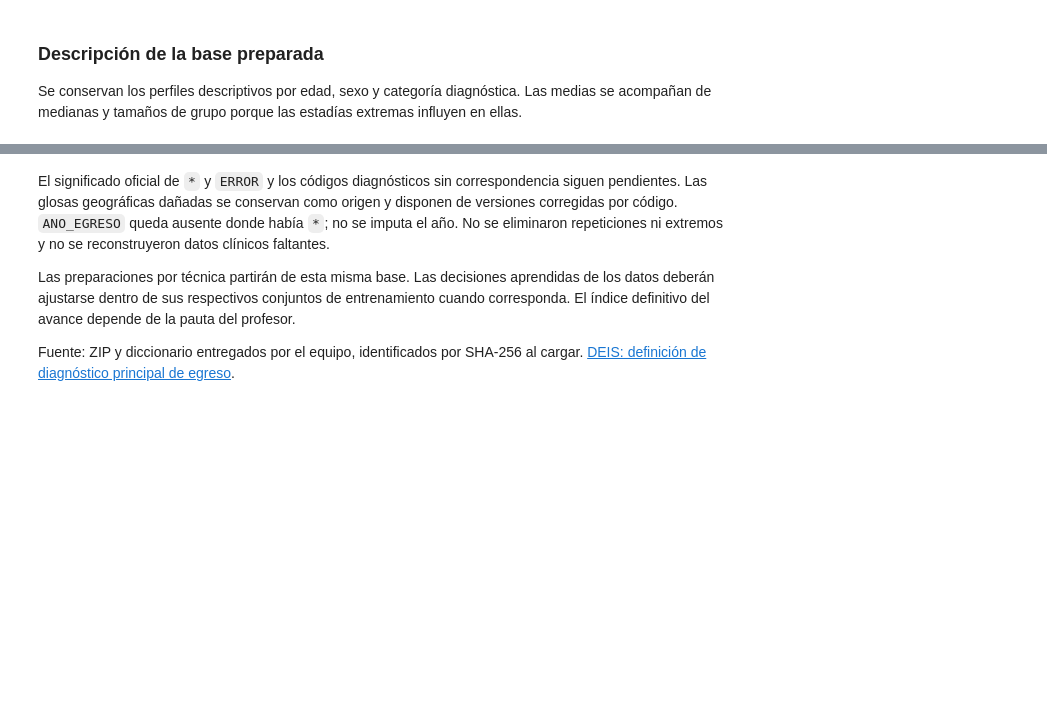
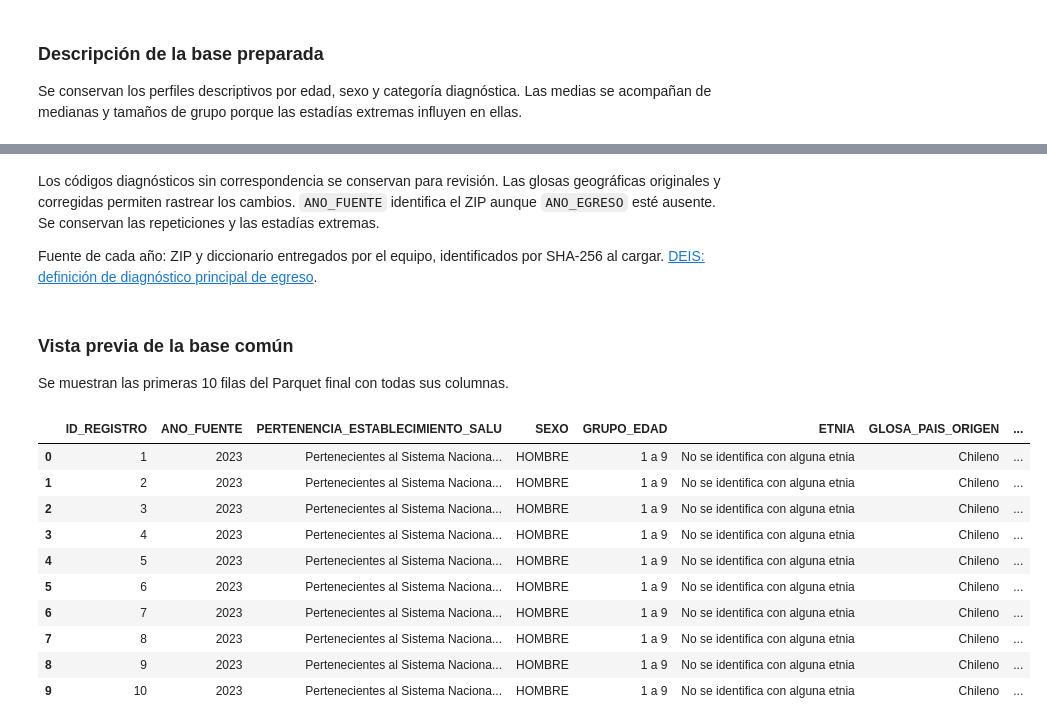
Before and after one commit to bastianSucso/Miner-a-de-Datos-Proyecto, a Jupyter notebook: 01_preprocesamiento_egresos_2025.ipynb, the cells around one changed output, grey strips where cells are left out. Cells and saved outputs as stored; diff of their text form; code cells hidden in the pictures; blank space fills up the shorter version.

```diff
--- a/01_preprocesamiento_egresos_2025.ipynb
+++ b/01_preprocesamiento_egresos_2025.ipynb
@@ -524,0 +1106,31 @@ display(datos.head(10))
+# %%
+with TemporaryDirectory(dir=PROCESADOS) as carpeta_temporal:
+    temporal = Path(carpeta_temporal) / ARCHIVO_COMUN.name
+    esquema = None
+    with ExitStack() as recursos:
+        for anio, (nombre_csv, codificacion) in FUENTES.items():
+            datos = procesar_anio(anio, nombre_csv, codificacion)
+            tabla = pa.Table.from_pandas(datos, preserve_index=False)
+            del datos
+            if esquema is None:
+                esquema = tabla.schema
+                salida = recursos.enter_context(pq.ParquetWriter(temporal, esquema))
+            elif not tabla.schema.equals(esquema):
+                raise ValueError(f"Las columnas de {anio} tienen un esquema distinto al de la base común.")
+            salida.write_table(tabla)
+            del tabla
+
+    with pq.ParquetFile(temporal) as base:
+        if not base.schema_arrow.equals(esquema):
+            raise ValueError("El esquema del Parquet temporal difiere del que se escribió.")
+        conteos = base.read(columns=["ANO_FUENTE"])["ANO_FUENTE"].value_counts().to_pylist()
+
+    filas_por_anio = {grupo["values"]: grupo["counts"] for grupo in conteos}
+    if filas_por_anio != FILAS_ESPERADAS:
+        raise ValueError(f"Egresos esperados: {FILAS_ESPERADAS}. Egresos obtenidos: {filas_por_anio}.")
+
+    temporal.replace(ARCHIVO_COMUN)
+
+print("Base común guardada:", ARCHIVO_COMUN.relative_to(RAIZ))
+print(f"Total de egresos verificados: {sum(filas_por_anio.values()):,}")
+display(pd.Series(filas_por_anio, name="egresos").rename_axis("ANO_FUENTE").to_frame())
@@ -525,11 +1145,28 @@ display(datos.head(10))
 # %% [markdown]
-El significado oficial de `*` y `ERROR` y los códigos diagnósticos sin correspondencia siguen pendientes.
-Las glosas geográficas dañadas se conservan como origen y disponen de versiones corregidas por código. `ANO_EGRESO` queda ausente donde había `*`; no se imputa el año.
-No se eliminaron repeticiones ni extremos y no se reconstruyeron datos clínicos faltantes.
+Los códigos diagnósticos sin correspondencia se conservan para revisión. Las glosas geográficas
+originales y corregidas permiten rastrear los cambios. `ANO_FUENTE` identifica el ZIP aunque
+`ANO_EGRESO` esté ausente. Se conservan las repeticiones y las estadías extremas.
 
-Las preparaciones por técnica partirán de esta misma base. Las decisiones aprendidas de los datos
-deberán ajustarse dentro de sus respectivos conjuntos de entrenamiento cuando corresponda.
-El índice definitivo del avance depende de la pauta del profesor.
-
-Fuente: ZIP y diccionario entregados por el equipo, identificados por SHA-256 al cargar.
+Fuente de cada año: ZIP y diccionario entregados por el equipo, identificados por SHA-256 al cargar.
 [DEIS: definición de diagnóstico principal de egreso](https://repositoriodeis.minsal.cl/deis/rem_base/ver.asp?var3=9).
+# %% [markdown]
+### Vista previa de la base común
+
+Se muestran las primeras 10 filas del Parquet final con todas sus columnas.
+# %%
+with pq.ParquetFile(ARCHIVO_COMUN) as base:
+    muestra = next(base.iter_batches(batch_size=10)).to_pandas()
+
+display(muestra)
+# %% [output]
+|  | ID_REGISTRO | ANO_FUENTE | PERTENENCIA_ESTABLECIMIENTO_SALU | SEXO | GRUPO_EDAD | ETNIA | GLOSA_PAIS_ORIGEN | ... |
+| 0 | 1 | 2023 | Pertenecientes al Sistema Naciona... | HOMBRE | 1 a 9 | No se identifica con alguna etnia | Chileno | ... |
+| 1 | 2 | 2023 | Pertenecientes al Sistema Naciona... | HOMBRE | 1 a 9 | No se identifica con alguna etnia | Chileno | ... |
+| 2 | 3 | 2023 | Pertenecientes al Sistema Naciona... | HOMBRE | 1 a 9 | No se identifica con alguna etnia | Chileno | ... |
+| 3 | 4 | 2023 | Pertenecientes al Sistema Naciona... | HOMBRE | 1 a 9 | No se identifica con alguna etnia | Chileno | ... |
+| 4 | 5 | 2023 | Pertenecientes al Sistema Naciona... | HOMBRE | 1 a 9 | No se identifica con alguna etnia | Chileno | ... |
+| 5 | 6 | 2023 | Pertenecientes al Sistema Naciona... | HOMBRE | 1 a 9 | No se identifica con alguna etnia | Chileno | ... |
+| 6 | 7 | 2023 | Pertenecientes al Sistema Naciona... | HOMBRE | 1 a 9 | No se identifica con alguna etnia | Chileno | ... |
+| 7 | 8 | 2023 | Pertenecientes al Sistema Naciona... | HOMBRE | 1 a 9 | No se identifica con alguna etnia | Chileno | ... |
+| 8 | 9 | 2023 | Pertenecientes al Sistema Naciona... | HOMBRE | 1 a 9 | No se identifica con alguna etnia | Chileno | ... |
+| 9 | 10 | 2023 | Pertenecientes al Sistema Naciona... | HOMBRE | 1 a 9 | No se identifica con alguna etnia | Chileno | ... |
```
Also changed, not shown: parts of 38 cells of this notebook, 4 other files.
